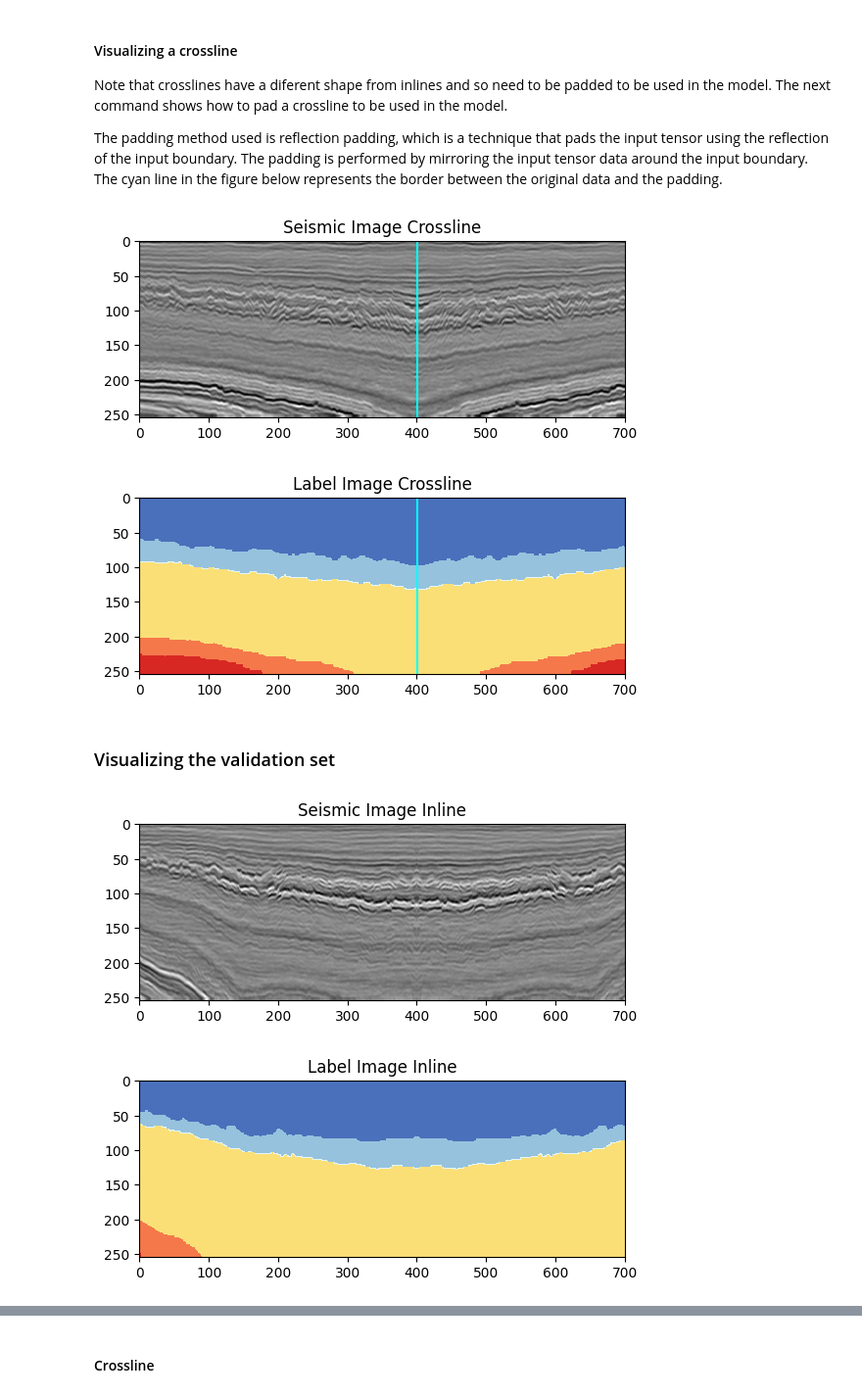
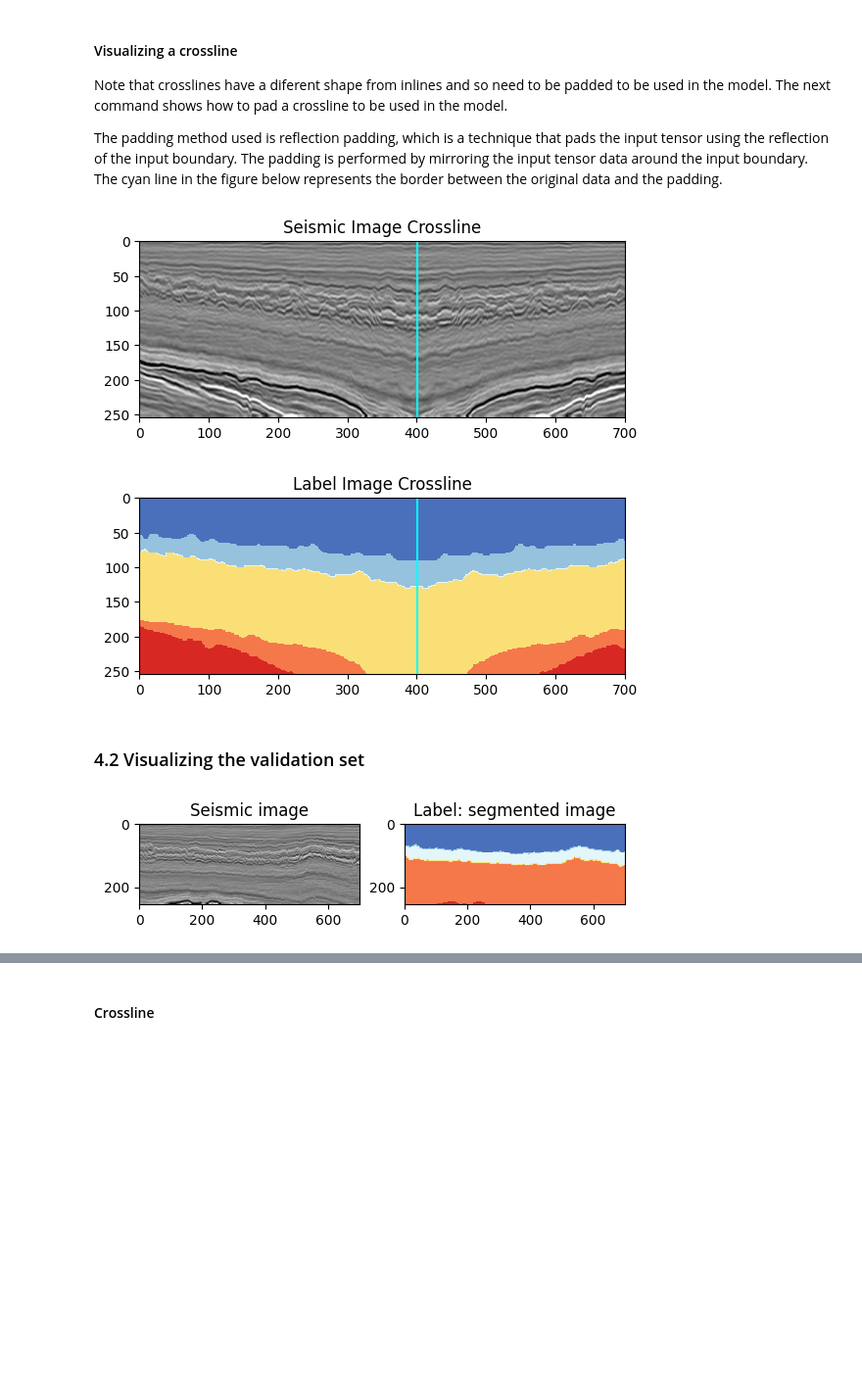
Before and after one commit to eborin/2024-mo436-course-work, a Jupyter notebook: 3-Seismic-dataloader-exploration.ipynb, the cells around one changed output, grey strips where cells are left out. Shown: that part at 98% size. Saved outputs shown, nothing was run; the diff lists cells and outputs as text; code cells hidden in the pictures; blank space fills up the shorter version.

Commit message:
Fixing seismic dataset, adding Barlow Twins SSL model, refactoring DeepLabV3 model, adding new tutorial notebooks

```diff
--- a/3-Seismic-dataloader-exploration.ipynb
+++ b/3-Seismic-dataloader-exploration.ipynb
@@ -4,8 +4,8 @@
 ##  1. Instantiating the datamodule object and preparing the data
 # %%
 # Instanciate SeismicDataModule
-from data_modules.seismic import SeismicDataModule
+from data_modules.seismic import F3SeismicDataModule
 
 # Instantiating the SeismicDataModule with root dir at data/f3
-my_data_module = SeismicDataModule("data/")
+my_data_module = F3SeismicDataModule("data/")
 # %% [output]
@@ -185,3 +198,13 @@ plt.show()
+# %%
+def show_img_label(img,label):
+    plt.figure()
+    plt.subplot(1, 2, 1)
+    plt.imshow(img, cmap="gray")
+    plt.title("Seismic image")
+    plt.subplot(1, 2, 2)
+    plt.imshow(label, cmap=label_cmap)
+    plt.title("Label: segmented image")
+    plt.show()
 # %% [markdown]
 #### Visualizing a crossline
 
@@ -201,25 +224,17 @@ plt.title("Label Image Crossline")
 plt.axvline(x=401, color="cyan")
 plt.show()
 # %% [output]
-[figure, old version]
+[figure, new version]
-[figure, old version]
+[figure, new version]
 # %% [markdown]
-### Visualizing the validation set
+### 4.2 Visualizing the validation set
 # %%
 val_dl = my_data_module.val_dataloader()
 
-sample = val_dl.dataset[0][0]
-plt.imshow(sample[0], cmap="gray")
-plt.title("Seismic Image Inline")
-plt.show()
-
-sample = val_dl.dataset[0][1]
-plt.imshow(sample[0], cmap=label_cmap)
-plt.title("Label Image Inline")
-plt.show()
+show_img_label(val_dl.dataset[0][0][0],
+               val_dl.dataset[0][1][0])
 # %% [output]
-[figure, old version]
+[figure, new version]
-[figure, removed]
 # %%
 sample = val_dl.dataset[47][0]
 plt.imshow(sample[0], cmap="gray")
```
Also changed, not shown: parts of 22 cells of this notebook, 10 other files.
